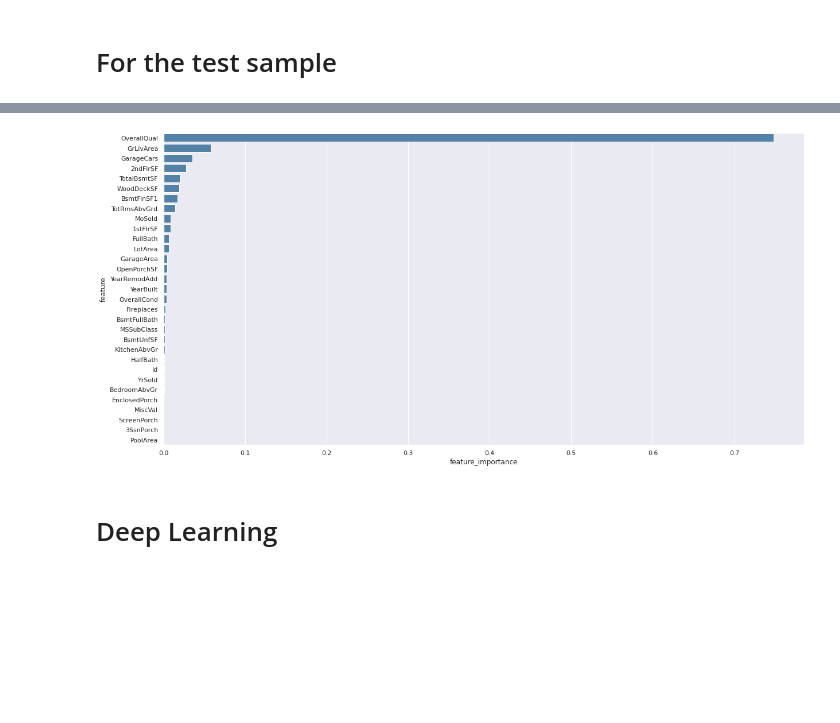
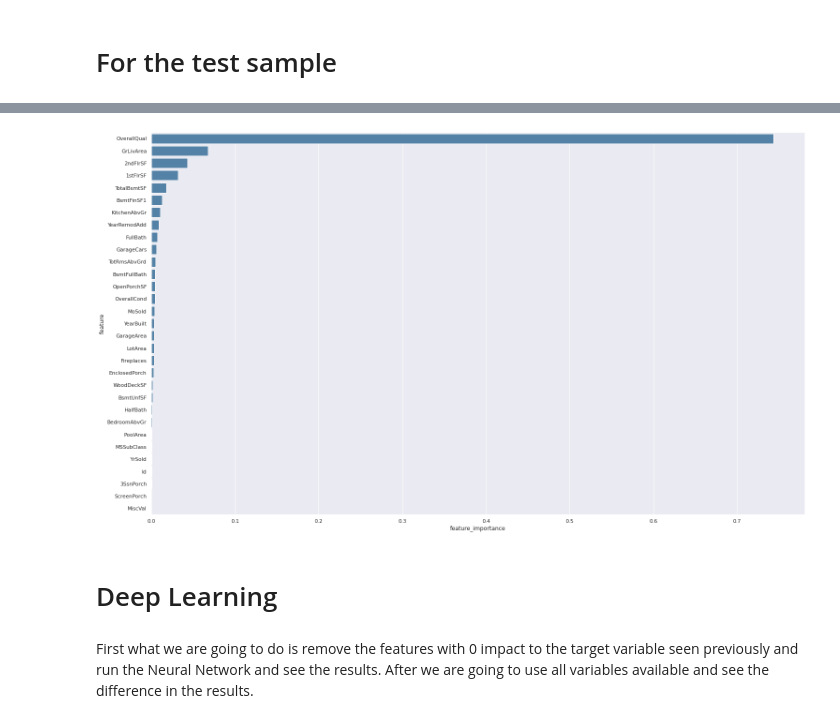
Before and after one commit to VascoBartolo/ML_project, a Jupyter notebook: ML_project.ipynb, the cells around one changed output, grey strips where cells are left out. Drawn from its saved outputs; the diff is of its cells as text; code cells hidden in the pictures; blank space fills up the shorter version.

```diff
--- a/ML_project.ipynb
+++ b/ML_project.ipynb
@@ -96,5 +115,5 @@ dtype: int64
 # %%
 cor=data.corr()
-sns.set(rc={'figure.figsize':(20,10)})
+sns.set(rc={'figure.figsize':(25,15)})
 sns.heatmap(cor, annot=True,cmap='RdBu');
 # %% [output]
@@ -113,15 +128,11 @@ X_train, y_train = ros.fit_resample(X_train, y_train)
 # %%
 from sklearn.model_selection import train_test_split
 from imblearn.over_sampling import RandomOverSampler
+from sklearn.preprocessing import StandardScaler
 
-X_train, X_test, y_train, y_test = train_test_split(x, y, test_size=0.30, random_state=1)
+#Creating a split for train and test sample with 20% for test matrix, this value is low because the number of instances
+# is low so we are trying to maximize the size of our train sample that's why we apply an oversampler on the train matrix
+X_train, X_test, y_train, y_test = train_test_split(x, y, test_size=0.20, random_state=1)
 
-from sklearn.preprocessing import StandardScaler
-scaler = StandardScaler()
-#X_train.loc[:,["bedrooms", "bathrooms",	"sqft_living",	"sqft_lot",	"floors",	"sqft_above",	"sqft_basement",	"yr_built",	"house_age"]] = scaler.fit_transform(X_train[["bedrooms", "bathrooms",	"sqft_living",	"sqft_lot",	"floors",	"sqft_above",	"sqft_basement",	"yr_built",	"house_age"]])
-#X_test.loc[:,["bedrooms", "bathrooms",	"sqft_living",	"sqft_lot",	"floors",	"sqft_above",	"sqft_basement",	"yr_built",	"house_age"]] = scaler.fit_transform(X_test[["bedrooms", "bathrooms",	"sqft_living",	"sqft_lot",	"floors",	"sqft_above",	"sqft_basement",	"yr_built",	"house_age"]])
 ros = RandomOverSampler()
 X_train, y_train = ros.fit_resample(X_train, y_train)
-#X_test, y_test = ros.fit_resample(X_test, y_test)
-#X_train, test = np.split(data.sample(frac=1), [int(0.75*len(data))])
-#X1_train, X1_test, y1_train, y1_test = train_test_split(x1, y, test_size=0.20, random_state=1)
@@ -467,11 +494,13 @@ metrics_bestmodel
 # %%
-data_feat = pd.DataFrame({'feature': X_test.columns,
+data_feat = pd.DataFrame({'feature': x.columns,
                         'feature_importance': best_model.best_estimator_.named_steps['regressor'].feature_importances_}) \
                         .sort_values('feature_importance', ascending=False) \
                         .reset_index(drop=True)
 
 sns_feats = sns.barplot(x='feature_importance', y='feature', data=data_feat, orient='h', color='steelblue')
 # %% [output]
-[figure, old version]
+[figure, new version]
 # %% [markdown]
 # Deep Learning
+# %% [markdown]
+First what we are going to do is remove the features with 0 impact to the target variable seen previously and run the Neural Network and see the results. After we are going to use all variables available and see the difference in the results.
```
Also changed, not shown: parts of 67 cells of this notebook.
